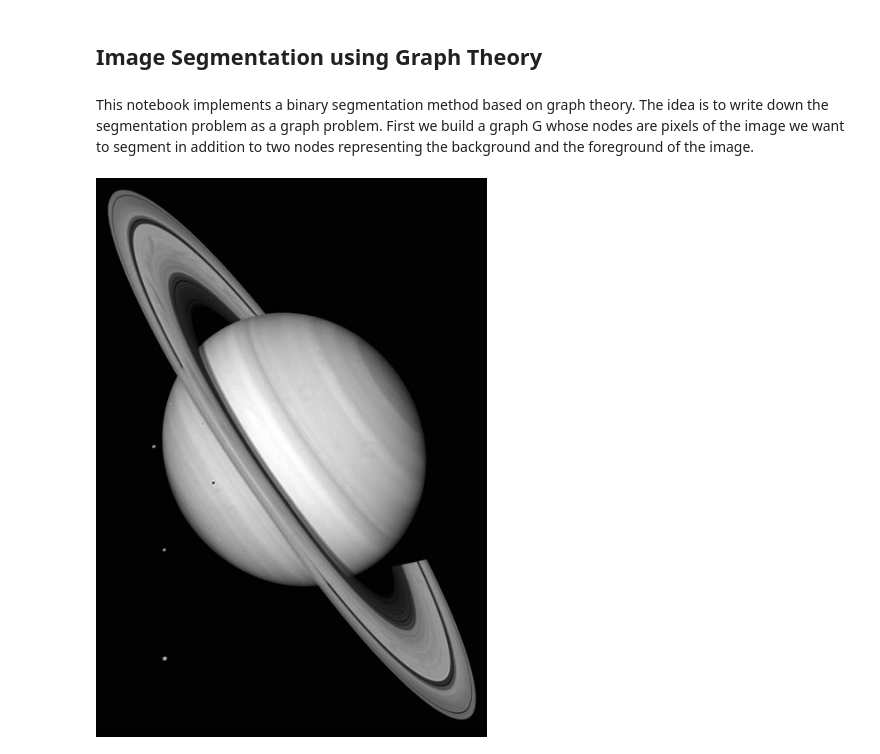
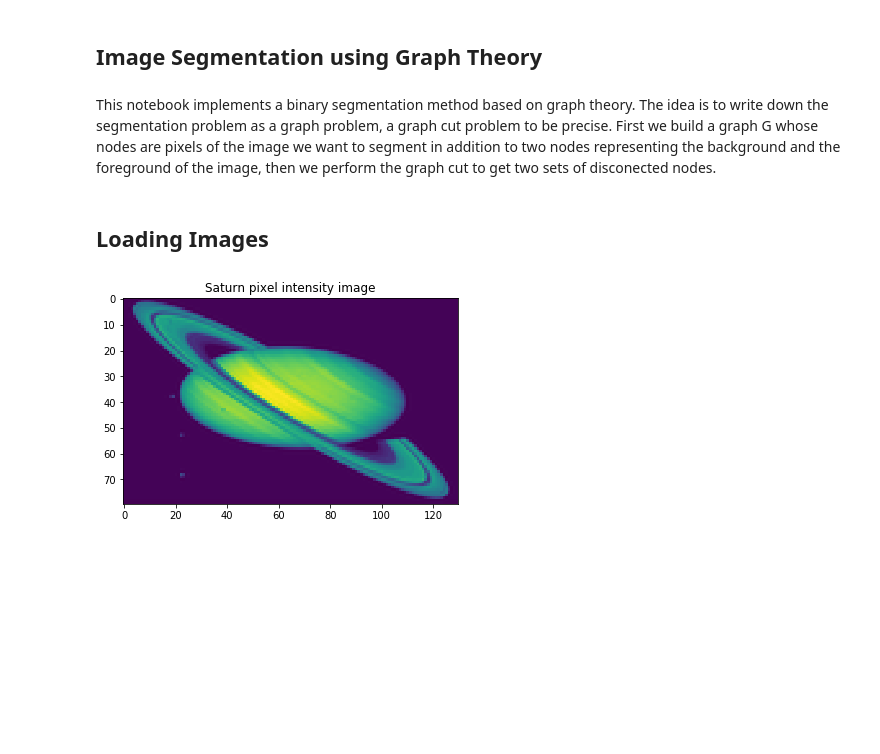
Before and after one commit to A-EL-YAAGOUBI/ML, a Jupyter notebook: Computer Vision/ImageSegmentation_Using_GraphCut.ipynb, the cells around one changed output. Drawn from its saved outputs; the diff is of its cells as text; code cells hidden in the pictures; blank space fills up the shorter version.

Commit message:
update histogram and presentation

```diff
--- a/Computer Vision/ImageSegmentation_Using_GraphCut.ipynb
+++ b/Computer Vision/ImageSegmentation_Using_GraphCut.ipynb
@@ -1,7 +1,7 @@
 # %% [markdown]
 ## Image Segmentation using Graph Theory
 # %% [markdown]
-This notebook implements a binary segmentation method based on graph theory. The idea is to write down the segmentation problem as a graph problem. First we build a graph G whose nodes are pixels of the image we want to segment in addition to two nodes representing the background and the foreground of the image.
+This notebook implements a binary segmentation method based on graph theory. The idea is to write down the segmentation problem as a graph problem, a graph cut problem to be precise. First we build a graph G whose nodes are pixels of the image we want to segment in addition to two nodes representing the background and the foreground of the image, then we perform the graph cut to get two sets of disconected nodes.
 # %%
 import matplotlib.pyplot as plt
 import networkx as nx
@@ -12,6 +11,18 @@ np.set_printoptions(precision=2)
+# %% [markdown]
+## Loading Images
 # %%
 # This is the image we would like to segment, so we want to find the contour of planet ...
 im = Image.open("./images/saturn.jpg")
-im
+
+# Let's downsize the image to be 130 by 80 pixels for example
+height, width = 80, 130
+im = im.resize((width, height), Image.ANTIALIAS)
+
+# We will be working with numpy to make computations easy
+myIm = np.asarray(im)
+length, width = myIm.shape
+plt.imshow(myIm)
+plt.title('Saturn pixel intensity image')
+plt.show()
 # %% [output]
-[figure, old version]
+[figure, new version]
```
Also changed, not shown: parts of 6 cells of this notebook.
